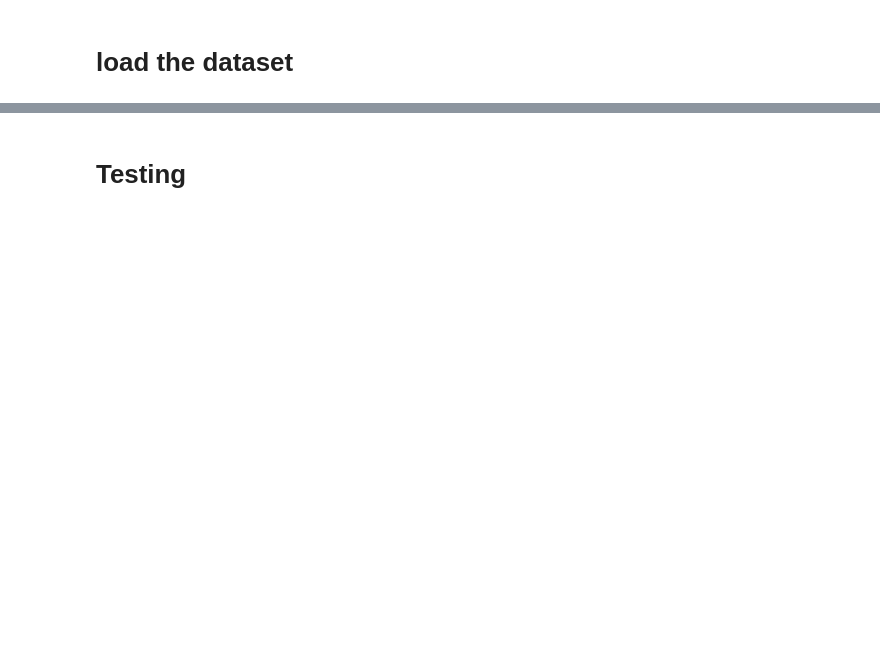
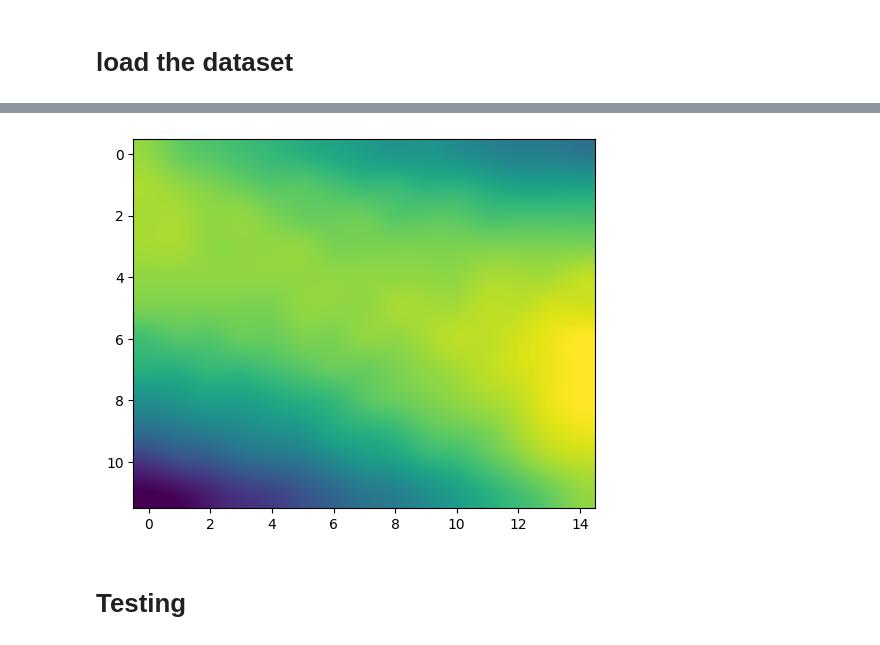
Before and after one commit to MaazSiddiqi/ds3k-project, a Jupyter notebook: group.ipynb, the cells around one changed output, grey strips where cells are left out. Cells and saved outputs as stored; diff of their text form; code cells hidden in the pictures; blank space fills up the shorter version.

Commit message:
finish main model

```diff
--- a/group.ipynb
+++ b/group.ipynb
@@ -150,0 +112,38 @@ TypeError: 'value' must be an instance of str or bytes, not a int
+# %%
+def get_prediction(lat, long):
+  x = [lat, long]
+
+  for gas in gases:
+    if gas == gas_to_train:
+      continue
+
+    model = models[gas]
+    y = model.predict(np.array([lat, long]).reshape(1, -1))
+    x.append(float(y))
+
+  x = np.array(x).reshape(1, -1)
+  y = Model.predict(x)
+  return float(y)
+# %%
+min_lat = min(df.Latitude)
+max_lat = max(df.Latitude)
+min_long = min(df.Longitude)
+max_long = max(df.Longitude)
+
+step = 0.025
+lat_range = int((max_lat - min_lat) / step)
+long_range = int((max_long - min_long) / step)
+
+lat = min_lat
+long = min_long
+
+predictions = [[0 for i in range(long_range)] for j in range(lat_range)]
+
+for i in tqdm(range(lat_range)):
+  for j in tqdm(range(long_range)):
+    lat = min_lat + i * step
+    long = min_long + j * step
+    y = get_prediction(lat, long)
+    predictions[i][j] = y
+
+print(predictions)
@@ -150,0 +153,5 @@ TypeError: 'value' must be an instance of str or bytes, not a int
+# %%
+plt.imshow(predictions, cmap='viridis', interpolation='spline36')
+plt.show()
+# %% [output]
+[figure, added]
```
Also changed, not shown: parts of 11 cells of this notebook.
